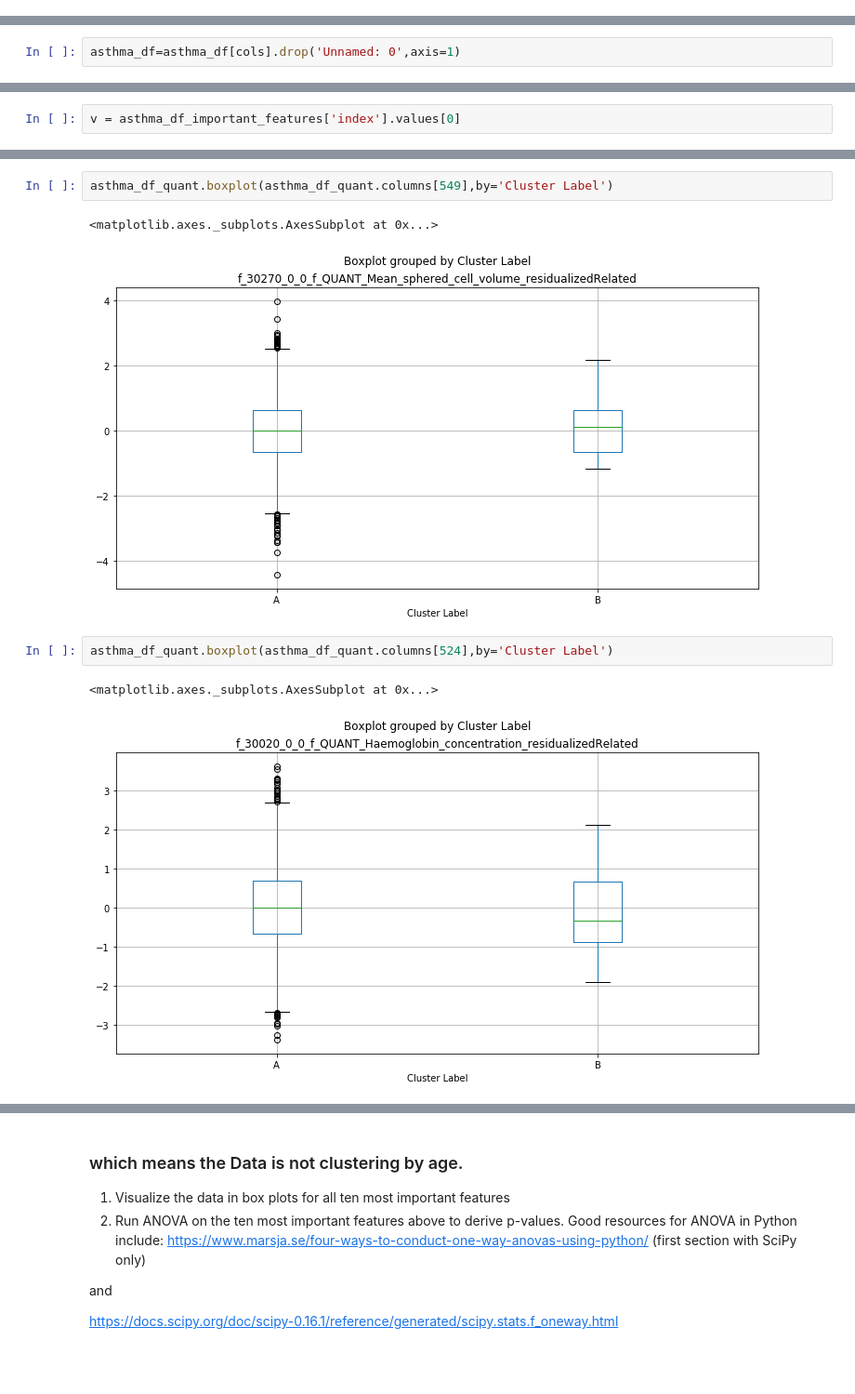
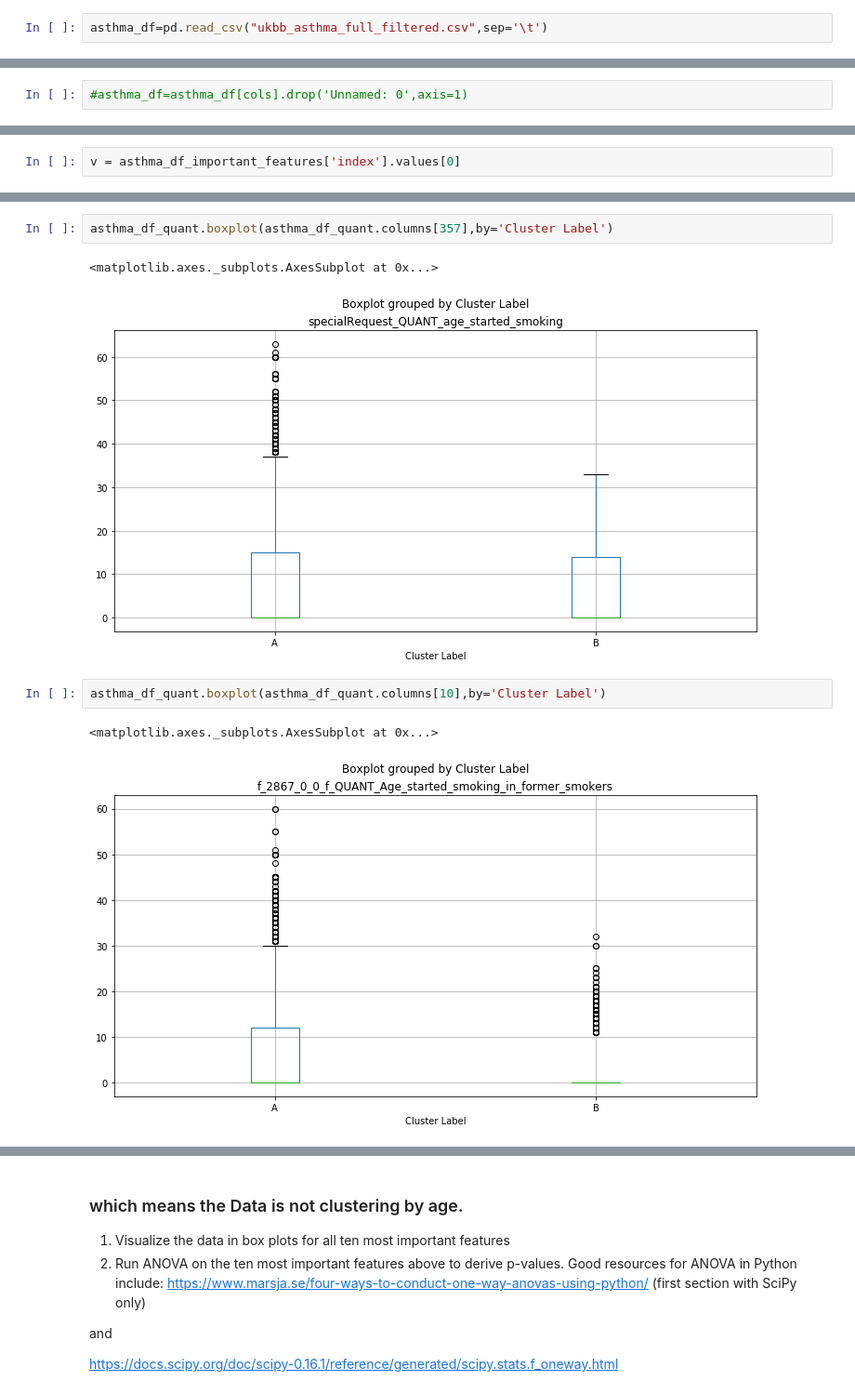
Before and after one commit to keerveer/ukbb_asthma, a Jupyter notebook: reduce_dimensions_and_cluster_asthma_patients.ipynb, the cells around one changed output, grey strips where cells are left out. Shown: that part at 93% size. Cells and saved outputs as stored; diff of their text form; blank space fills up the shorter version.

```diff
--- a/reduce_dimensions_and_cluster_asthma_patients.ipynb
+++ b/reduce_dimensions_and_cluster_asthma_patients.ipynb
@@ -38,0 +39,2 @@ asthma_df=pd.read_csv("ukbb_asthma_sample_5k_new.csv",sep='\t')
+# %%
+asthma_df=pd.read_csv("ukbb_asthma_full_filtered.csv",sep='\t')
@@ -40,7 +65,7 @@ asthma_df=pd.read_csv("ukbb_asthma_sample_5k_new.csv",sep='\t')
 # Select columns to filter on
 cols = [col for col in asthma_df.columns if 'HES_p' not in col and 'PC' not in col]
 # %%
-asthma_df=asthma_df[cols].drop('Unnamed: 0',axis=1)
+#asthma_df=asthma_df[cols].drop('Unnamed: 0',axis=1)
 # %%
 #select only 'QUANTITY' fields
 asthma_df_quant=asthma_df.loc[:, asthma_df.columns.str.contains('QUANT|age|BMI')].fillna(0.0)
@@ -388,11 +413,11 @@ asthma_df_quant.boxplot(asthma_df_quant.columns[413],by='Cluster Label')
 # %%
-asthma_df_quant.boxplot(asthma_df_quant.columns[549],by='Cluster Label')
+asthma_df_quant.boxplot(asthma_df_quant.columns[357],by='Cluster Label')
 # %% [output]
 <matplotlib.axes._subplots.AxesSubplot at 0x...>
-[figure, old version]
+[figure, new version]
 # %%
-asthma_df_quant.boxplot(asthma_df_quant.columns[524],by='Cluster Label')
+asthma_df_quant.boxplot(asthma_df_quant.columns[10],by='Cluster Label')
 # %% [output]
 <matplotlib.axes._subplots.AxesSubplot at 0x...>
-[figure, old version]
+[figure, new version]
 # %%
```
Also changed, not shown: parts of 131 cells of this notebook, 3 other files.
